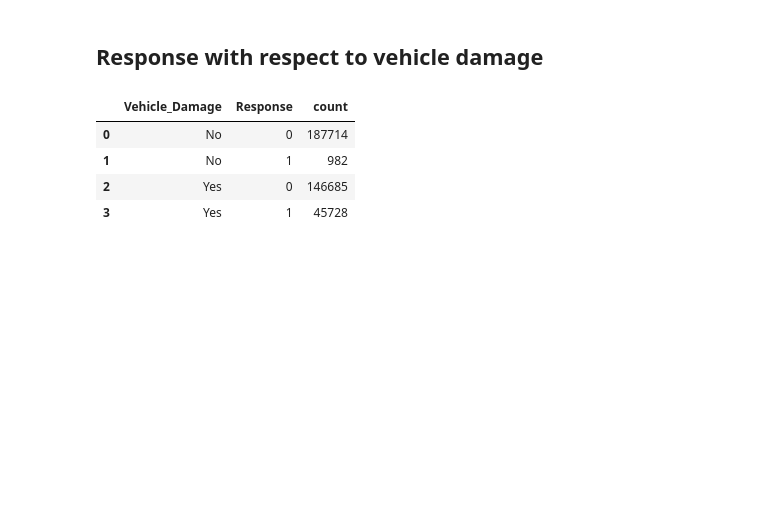
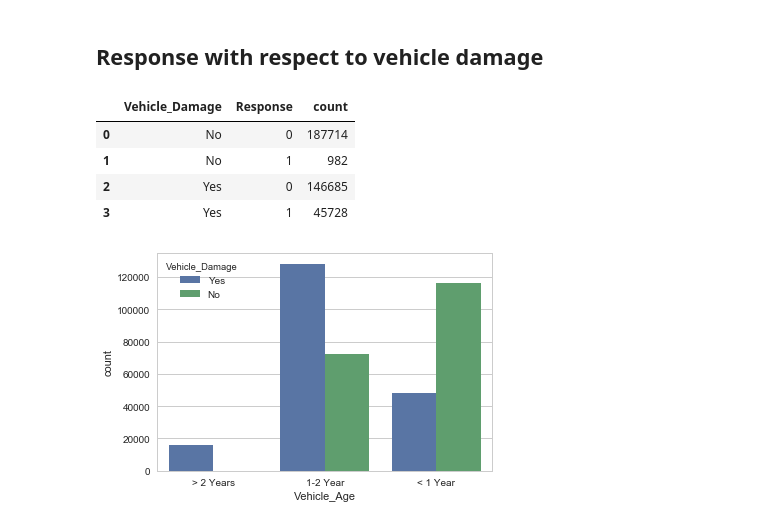
Before and after one commit to MananTaneja/MLDM_CaseStudy_Insurance, a Jupyter notebook: manan_review1(1).ipynb, the cells around one changed output. Cells and saved outputs as stored; diff of their text form; code cells hidden in the pictures; blank space fills up the shorter version.

```diff
--- a/manan_review1(1).ipynb
+++ b/manan_review1(1).ipynb
@@ -201,3 +201,8 @@ df
 | 1 | No | 1 | 982 |
 | 2 | Yes | 0 | 146685 |
 | 3 | Yes | 1 | 45728 |
+# %%
+cnp7=sns.countplot('Vehicle_Age',hue='Vehicle_Damage',data=train)
+plt.show(cnp7)
+# %% [output]
+[figure, added]
```
Also changed, not shown: parts of 2 cells of this notebook.
